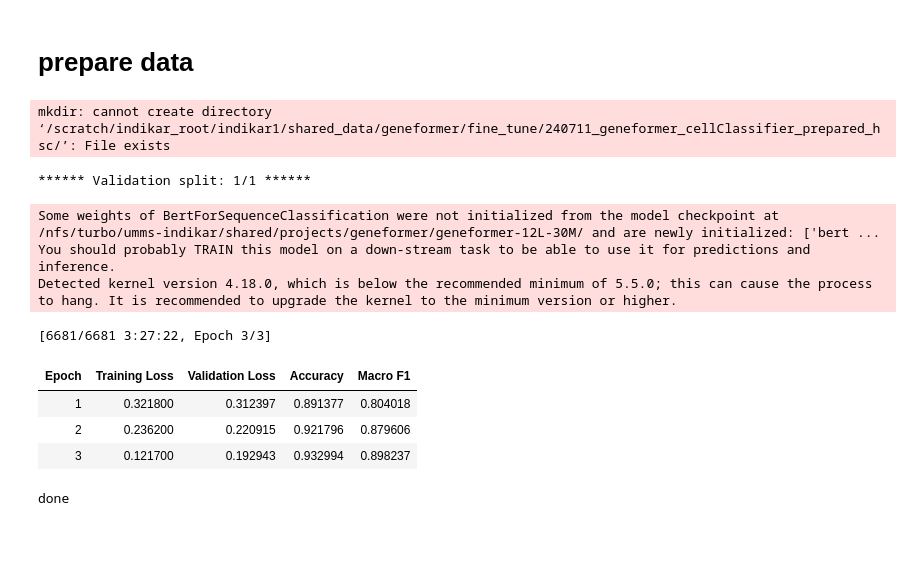
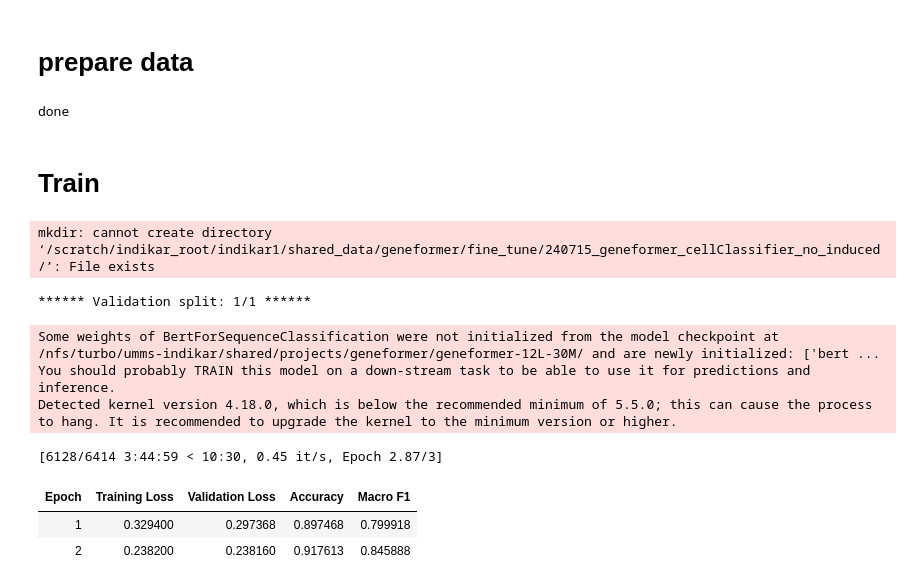
Before and after one commit to CooperStansbury/geneformer_dev, a Jupyter notebook: notebooks/iHSC/fine_tune_hsc.ipynb, the cells around one changed output. Cells and saved outputs as stored; diff of their text form; code cells hidden in the pictures; blank space fills up the shorter version.

Commit message:
update fine-tuning methods

```diff
--- a/notebooks/iHSC/fine_tune_hsc.ipynb
+++ b/notebooks/iHSC/fine_tune_hsc.ipynb
@@ -114,6 +30,7 @@ dataset='weng_young2_HSC.dataset'
 # %%
-# data_output_path = "/scratch/indikar_root/indikar1/shared_data/geneformer/fine_tune/hsc.dataset"
+data_path = "/scratch/indikar_root/indikar1/shared_data/geneformer/fine_tune/hsc.dataset"
 
-# data = Dataset.from_pandas(df)
-# data.save_to_disk(data_output_path)
-# print('done')
+data = load_from_disk(data_path)
+cell_types = data.unique("standardized_cell_type")
+
+data
@@ -120,6 +62,10 @@ dataset='weng_young2_HSC.dataset'
 # %% [markdown]
 # Set up the classifier
 # %%
+filter_data_dict = {
+    "standardized_cell_type": [x for x in cell_types if not "iHSC" in x],
+}
+
 training_args = {
     "num_train_epochs" : 3,
     "lr_scheduler_type" : "polynomial",
@@ -132,7 +78,7 @@ training_args = {
 
 cell_state_dict = {
     "state_key" : "standardized_cell_type",
-     "states" : "all",
+    "states" : "all",
 }
 
 torch.cuda.empty_cache()
@@ -142,6 +88,7 @@ sample_size = None
 cc = Classifier(classifier = "cell",
                 cell_state_dict = cell_state_dict,
                 training_args = training_args,
+                filter_data=filter_data_dict,
                 max_ncells = sample_size,
                 freeze_layers = 2,
                 num_crossval_splits = 1,
@@ -151,15 +98,19 @@ cc = Classifier(classifier = "cell",
 # %% [markdown]
 # prepare data
 # %%
-# data_output_path = "/scratch/indikar_root/indikar1/shared_data/geneformer/fine_tune/hsc.dataset"
-# output_dir = "/scratch/indikar_root/indikar1/shared_data/geneformer/fine_tune/"
-# output_prefix = "prepared_hsc"
+data_output_path = "/scratch/indikar_root/indikar1/shared_data/geneformer/fine_tune/hsc.dataset"
+output_dir = "/scratch/indikar_root/indikar1/shared_data/geneformer/fine_tune/"
+output_prefix = "no_induced"
 
-# cc.prepare_data(input_data_file=data_output_path,
-#                 output_directory=output_dir,
-#                 output_prefix=output_prefix,
-#                 test_size=0.3)
+torch.cuda.empty_cache()
 
-# print('done')
+cc.prepare_data(input_data_file=data_output_path,
+                output_directory=output_dir,
+                output_prefix=output_prefix,
+                test_size=0.3)
+
+print('done')
+# %% [output]
+done
 # %%
 # break
@@ -179,31 +117,31 @@ cc = Classifier(classifier = "cell",
+# %% [markdown]
+# Train
 # %%
 torch.cuda.empty_cache()
 
 model_path = "/nfs/turbo/umms-indikar/shared/projects/geneformer/geneformer-12L-30M/"
 output_dir = "/scratch/indikar_root/indikar1/shared_data/geneformer/fine_tune/"
-output_prefix = "prepared_hsc"
+output_prefix = "no_induced"
 
 n_hyperopt_trials = 0
 
 all_metrics = cc.validate(model_directory=model_path,
                           prepared_input_data_file=f"{output_dir}/{output_prefix}_labeled_train.dataset",
                           id_class_dict_file=f"{output_dir}/{output_prefix}_id_class_dict.pkl",
                           output_directory=output_dir,
                           n_hyperopt_trials=n_hyperopt_trials,
                           output_prefix=output_prefix)
 
 print('done')
 # %% [output]
-mkdir: cannot create directory ‘/scratch/indikar_root/indikar1/shared_data/geneformer/fine_tune/240711_geneformer_cellClassifier_prepared_hsc/’: File exists
+mkdir: cannot create directory ‘/scratch/indikar_root/indikar1/shared_data/geneformer/fine_tune/240715_geneformer_cellClassifier_no_induced/’: File exists
 ****** Validation split: 1/1 ******
 Some weights of BertForSequenceClassification were not initialized from the model checkpoint at /nfs/turbo/umms-indikar/shared/projects/geneformer/geneformer-12L-30M/ and are newly initialized: ['bert ...
 You should probably TRAIN this model on a down-stream task to be able to use it for predictions and inference.
 Detected kernel version 4.18.0, which is below the recommended minimum of 5.5.0; this can cause the process to hang. It is recommended to upgrade the kernel to the minimum version or higher.
-[6681/6681 3:27:22, Epoch 3/3]
+[6128/6414 3:44:59 < 10:30, 0.45 it/s, Epoch 2.87/3]
 | Epoch | Training Loss | Validation Loss | Accuracy | Macro F1 |
-| 1 | 0.321800 | 0.312397 | 0.891377 | 0.804018 |
-| 2 | 0.236200 | 0.220915 | 0.921796 | 0.879606 |
-| 3 | 0.121700 | 0.192943 | 0.932994 | 0.898237 |
+| 1 | 0.329400 | 0.297368 | 0.897468 | 0.799918 |
+| 2 | 0.238200 | 0.238160 | 0.917613 | 0.845888 |
-done
 # %%
 break
```
Also changed, not shown: parts of 13 cells of this notebook, 3 other files.
